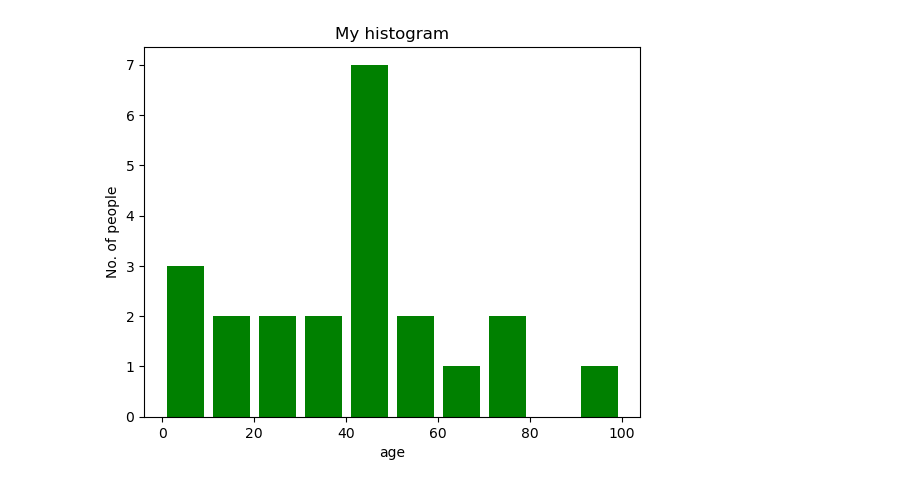
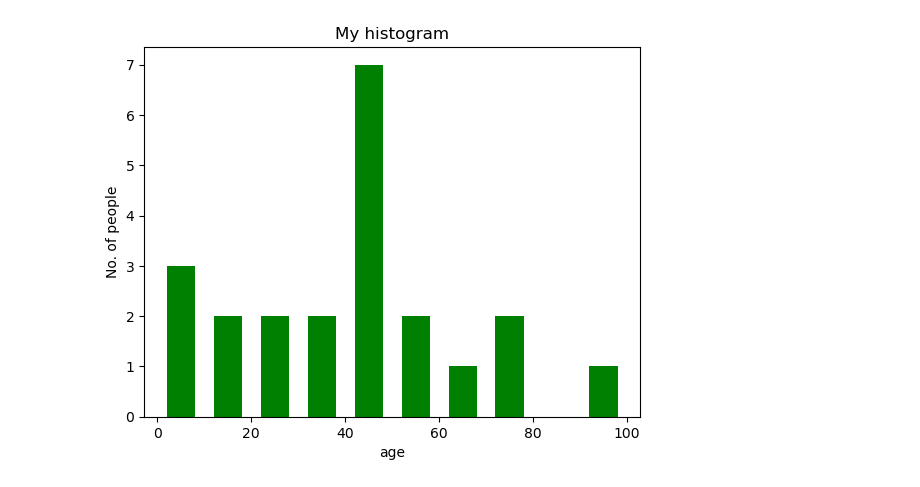
Before and after one commit to fatahjamro/project-fourier, a Jupyter notebook: notebooks/plot-practice.ipynb, the cells around one changed output. Cells and saved outputs as stored; diff of their text form; code cells hidden in the pictures.

```diff
--- a/notebooks/plot-practice.ipynb
+++ b/notebooks/plot-practice.ipynb
@@ -26,26 +113,26 @@ plt.show()
 # %%
 import matplotlib.pyplot as plt
 
 # frequencies
 ages = [2,5,70,40,30,45,50,45,43,40,44,
         60,7,13,57,18,90,77,32,21,20,40]
 
 # setting the ranges and no. of intervals
 range = (0, 100)
 bins = 10
 
 # plotting a histogram
 plt.hist(ages, bins, range, color = 'green',
-        histtype = 'bar', rwidth = 0.8)
+        histtype = 'bar', rwidth = 0.6)
 
 # x-axis label
 plt.xlabel('age')
 # frequency label
 plt.ylabel('No. of people')
 # plot title
 plt.title('My histogram')
 
 # function to show the plot
 plt.show()
 # %% [output]
-[figure, old version]
+[figure, new version]
```
Also changed, not shown: parts of 10 cells of this notebook, 1 other file.
